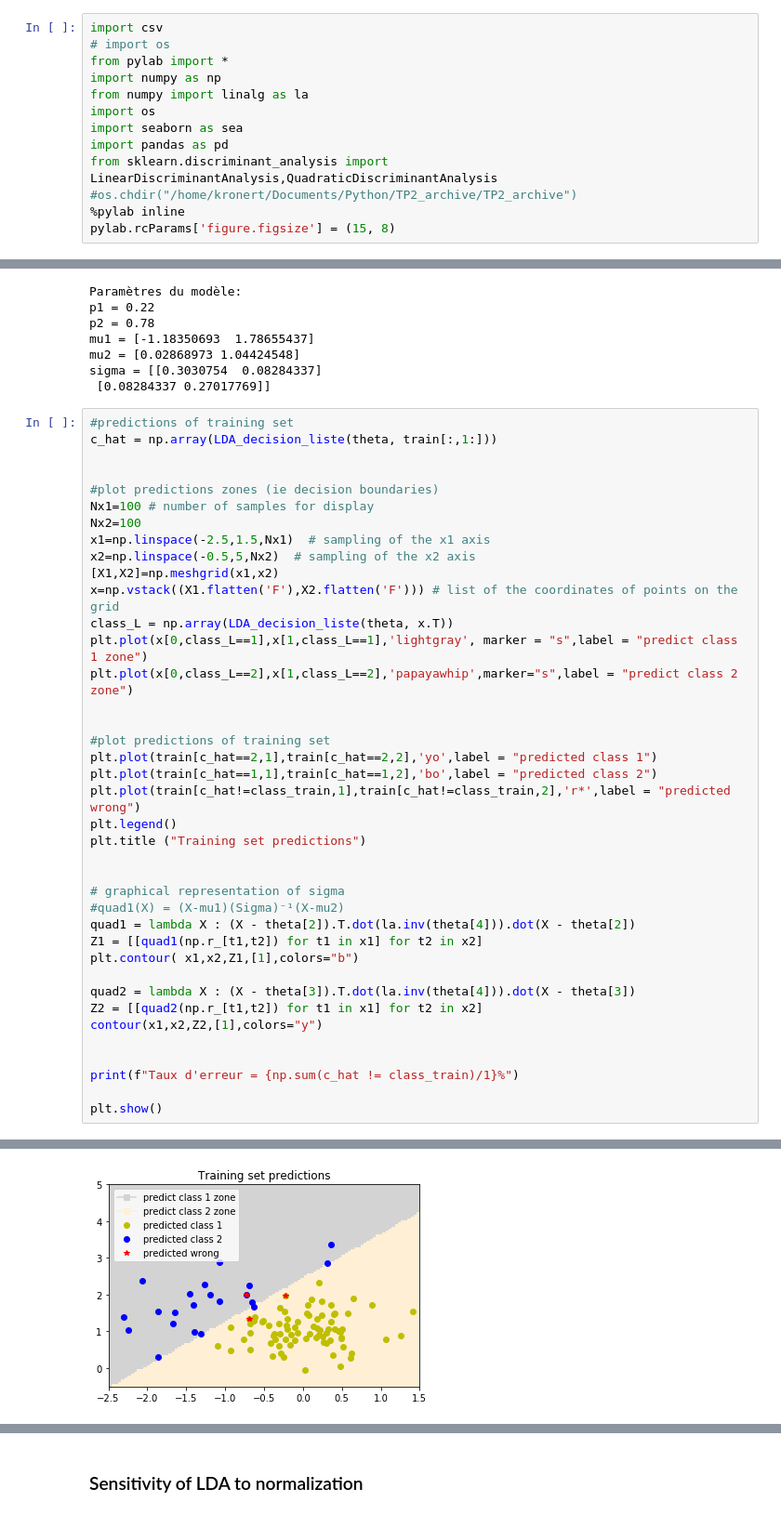
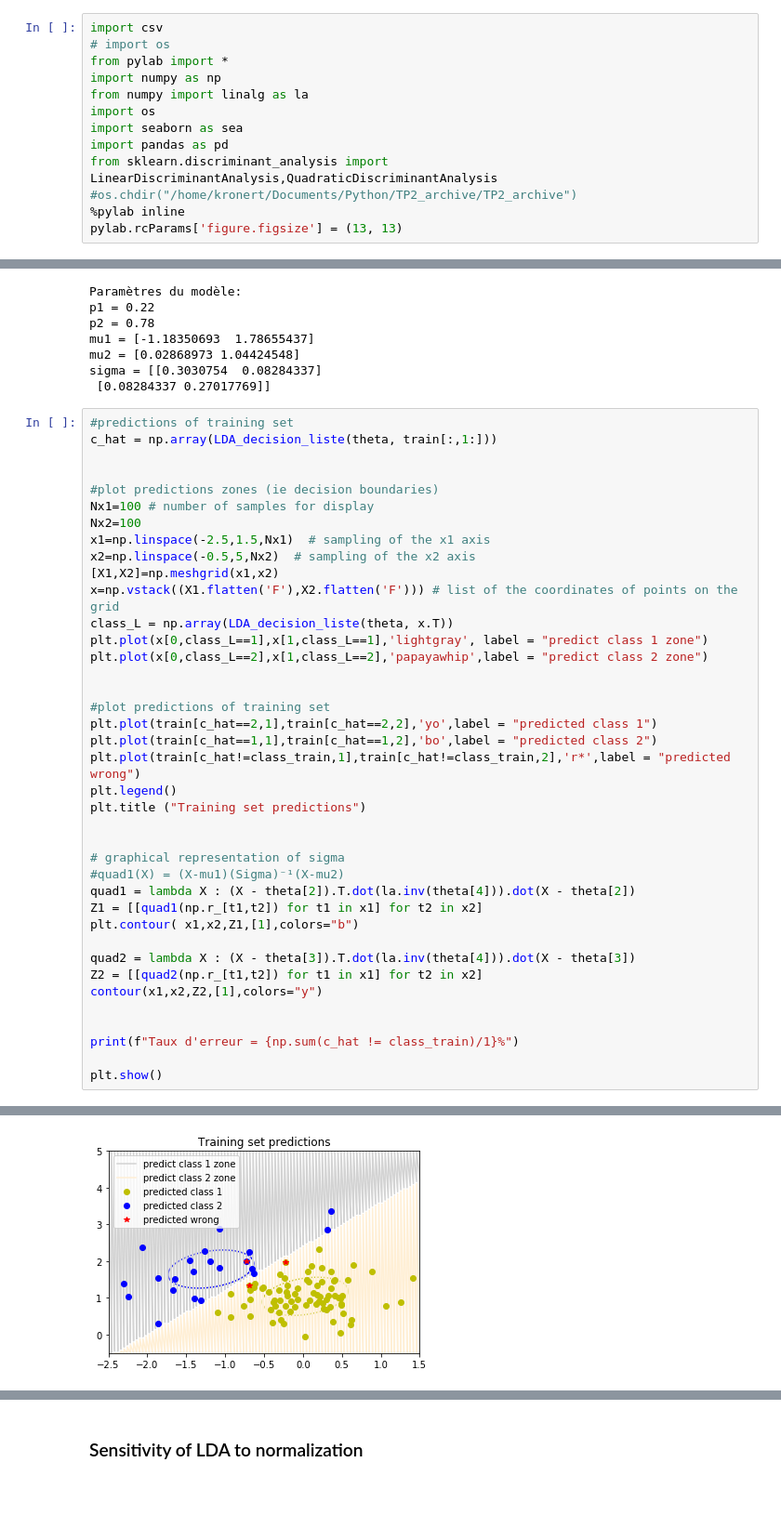
Before and after one commit to kronerte/ML_LDA_QDA, a Jupyter notebook: TP2_Kronert_Trinh.ipynb, the cells around one changed output, grey strips where cells are left out. Shown at 93% size. Drawn from its saved outputs; the diff is of its cells as text.

```diff
--- a/TP2_Kronert_Trinh.ipynb
+++ b/TP2_Kronert_Trinh.ipynb
@@ -12,7 +12,7 @@ import pandas as pd
 from sklearn.discriminant_analysis import LinearDiscriminantAnalysis,QuadraticDiscriminantAnalysis
 #os.chdir("/home/kronert/Documents/Python/TP2_archive/TP2_archive")
 %pylab inline
-pylab.rcParams['figure.figsize'] = (15, 8)
+pylab.rcParams['figure.figsize'] = (13, 13)
 # %% [output]
 Populating the interactive namespace from numpy and matplotlib
 `%matplotlib` prevents importing * from pylab and numpy
@@ -203,36 +203,36 @@ x1=np.linspace(-2.5,1.5,Nx1)  # sampling of the x1 axis
 x2=np.linspace(-0.5,5,Nx2)  # sampling of the x2 axis
 [X1,X2]=np.meshgrid(x1,x2)
 x=np.vstack((X1.flatten('F'),X2.flatten('F'))) # list of the coordinates of points on the grid
 class_L = np.array(LDA_decision_liste(theta, x.T))
-plt.plot(x[0,class_L==1],x[1,class_L==1],'lightgray', marker = "s",label = "predict class 1 zone")
-plt.plot(x[0,class_L==2],x[1,class_L==2],'papayawhip',marker="s",label = "predict class 2 zone")
+plt.plot(x[0,class_L==1],x[1,class_L==1],'lightgray', label = "predict class 1 zone")
+plt.plot(x[0,class_L==2],x[1,class_L==2],'papayawhip',label = "predict class 2 zone")
 
 
 #plot predictions of training set
 plt.plot(train[c_hat==2,1],train[c_hat==2,2],'yo',label = "predicted class 1")
 plt.plot(train[c_hat==1,1],train[c_hat==1,2],'bo',label = "predicted class 2")
 plt.plot(train[c_hat!=class_train,1],train[c_hat!=class_train,2],'r*',label = "predicted wrong")
 plt.legend()
 plt.title ("Training set predictions")
 
 
 # graphical representation of sigma
 #quad1(X) = (X-mu1)(Sigma)⁻¹(X-mu2)
 quad1 = lambda X : (X - theta[2]).T.dot(la.inv(theta[4])).dot(X - theta[2])
 Z1 = [[quad1(np.r_[t1,t2]) for t1 in x1] for t2 in x2]
 plt.contour( x1,x2,Z1,[1],colors="b")
 
 quad2 = lambda X : (X - theta[3]).T.dot(la.inv(theta[4])).dot(X - theta[3])
 Z2 = [[quad2(np.r_[t1,t2]) for t1 in x1] for t2 in x2]
 contour(x1,x2,Z2,[1],colors="y")
 
 
 print(f"Taux d'erreur = {np.sum(c_hat != class_train)/1}%")
 
 plt.show()
 # %% [output]
 Taux d'erreur = 3.0%
-[figure, old version]
+[figure, new version]
 # %%
 #predictions of train set with scikit learn
 c_hat =LDA.predict(train[:,1:])
```
Also changed, not shown: parts of 14 cells of this notebook.
